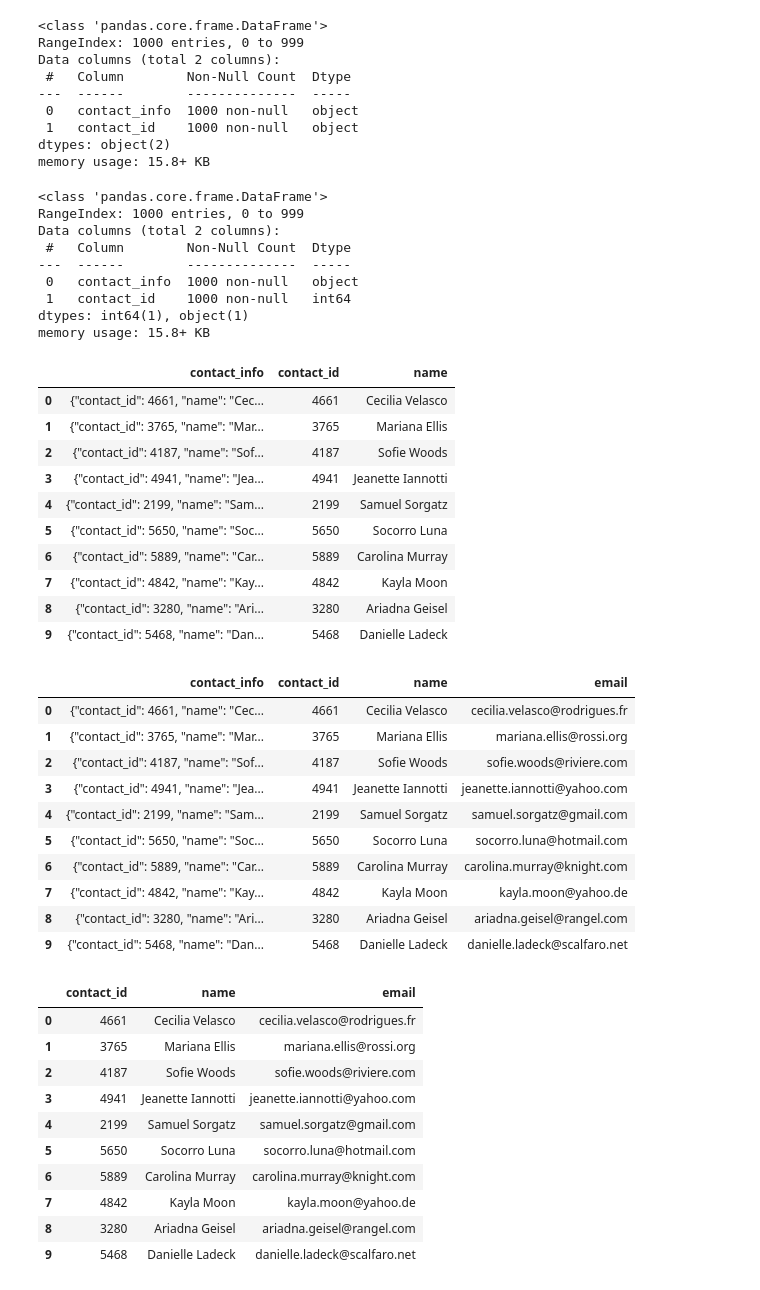
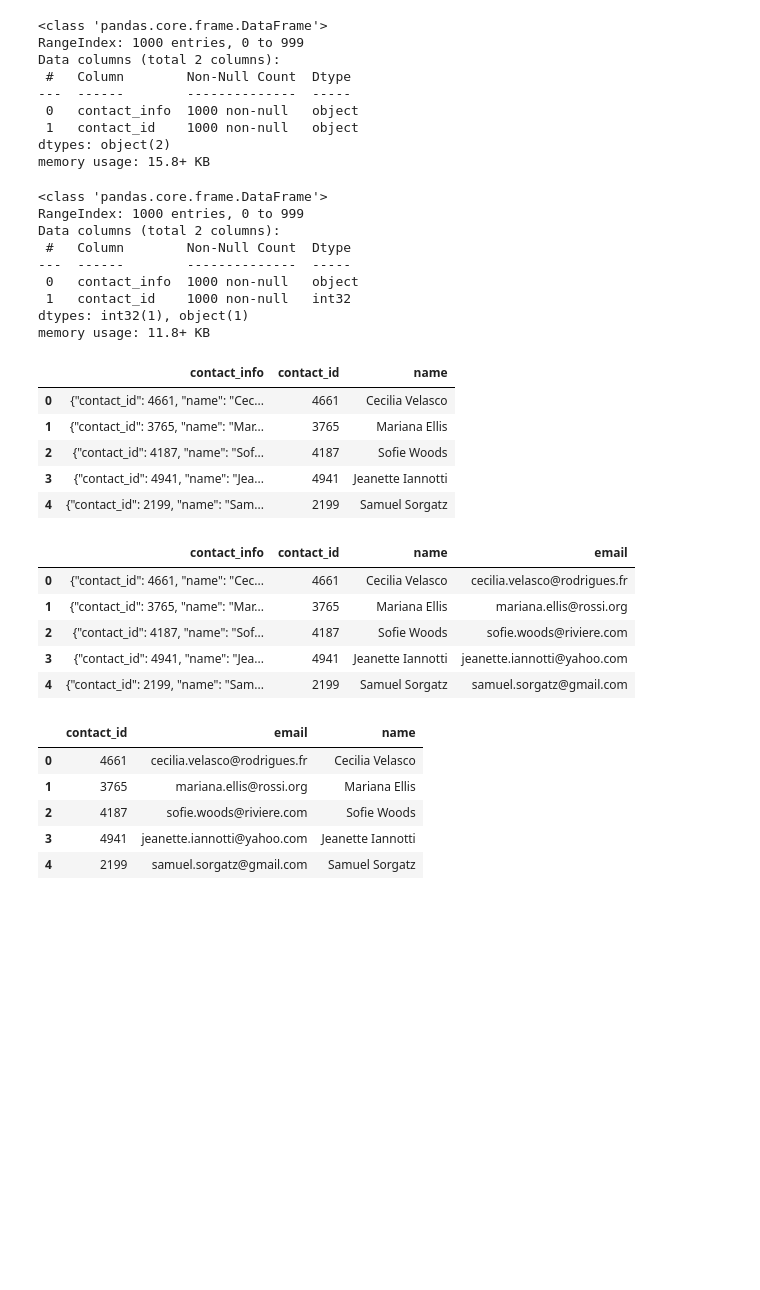
Before and after one commit to barefayne/Crowdfunding_ETL, a Jupyter notebook: ETL_Mini_Project_barefayne.ipynb, the cells around one changed output. Saved outputs shown, nothing was run; the diff lists cells and outputs as text; code cells hidden in the pictures; blank space fills up the shorter version.

```diff
--- a/ETL_Mini_Project_barefayne.ipynb
+++ b/ETL_Mini_Project_barefayne.ipynb
@@ -470,5 +441,7 @@ contact_info_df_copy[]
 # %%
 # Extract the four-digit contact ID number.
+contact_info_df_copy['contact_id'] = contact_info_df_copy['contact_info'].str.extract('\W(\w{4})\W')
+contact_info_df_copy.head()
 # %% [output]
 |  | contact_info | contact_id |
 | 0 | {"contact_id": 4661, "name": "Cec... | 4661 |
@@ -490,6 +464,8 @@ dtypes: object(2)
 memory usage: 15.8+ KB
 # %%
 # Convert the "contact_id" column to an int64 data type.
+contact_info_df_copy['contact_id'] = contact_info_df_copy['contact_id'].astype(int)
+contact_info_df_copy.info()
 # %% [output]
 <class 'pandas.core.frame.DataFrame'>
 RangeIndex: 1000 entries, 0 to 999
@@ -497,11 +473,13 @@ Data columns (total 2 columns):
  #   Column        Non-Null Count  Dtype
 ---  ------        --------------  -----
  0   contact_info  1000 non-null   object
- 1   contact_id    1000 non-null   int64
-dtypes: int64(1), object(1)
-memory usage: 15.8+ KB
+ 1   contact_id    1000 non-null   int32
+dtypes: int32(1), object(1)
+memory usage: 11.8+ KB
 # %%
 # Extract the name of the contact and add it to a new column.
+contact_info_df_copy['name'] = contact_info_df_copy['contact_info'].str.extract('(?:name)\W+(\w+\s\w+)')
+contact_info_df_copy.head()
 # %% [output]
 |  | contact_info | contact_id | name |
 | 0 | {"contact_id": 4661, "name": "Cec... | 4661 | Cecilia Velasco |
@@ -509,13 +487,10 @@ memory usage: 15.8+ KB
 | 2 | {"contact_id": 4187, "name": "Sof... | 4187 | Sofie Woods |
 | 3 | {"contact_id": 4941, "name": "Jea... | 4941 | Jeanette Iannotti |
 | 4 | {"contact_id": 2199, "name": "Sam... | 2199 | Samuel Sorgatz |
-| 5 | {"contact_id": 5650, "name": "Soc... | 5650 | Socorro Luna |
-| 6 | {"contact_id": 5889, "name": "Car... | 5889 | Carolina Murray |
-| 7 | {"contact_id": 4842, "name": "Kay... | 4842 | Kayla Moon |
-| 8 | {"contact_id": 3280, "name": "Ari... | 3280 | Ariadna Geisel |
-| 9 | {"contact_id": 5468, "name": "Dan... | 5468 | Danielle Ladeck |
 # %%
 # Extract the email from the contacts and add the values to a new column.
+contact_info_df_copy['email'] = contact_info_df_copy['contact_info'].str.extract('(?:email)\W+(\w+\.\w+@\w+\.\w+)')
+contact_info_df_copy.head()
 # %% [output]
 |  | contact_info | contact_id | name | email |
 | 0 | {"contact_id": 4661, "name": "Cec... | 4661 | Cecilia Velasco | cecilia.velasco@rodrigues.fr |
@@ -523,24 +498,17 @@ memory usage: 15.8+ KB
 | 2 | {"contact_id": 4187, "name": "Sof... | 4187 | Sofie Woods | sofie.woods@riviere.com |
 | 3 | {"contact_id": 4941, "name": "Jea... | 4941 | Jeanette Iannotti | jeanette.iannotti@yahoo.com |
 | 4 | {"contact_id": 2199, "name": "Sam... | 2199 | Samuel Sorgatz | samuel.sorgatz@gmail.com |
-| 5 | {"contact_id": 5650, "name": "Soc... | 5650 | Socorro Luna | socorro.luna@hotmail.com |
-| 6 | {"contact_id": 5889, "name": "Car... | 5889 | Carolina Murray | carolina.murray@knight.com |
-| 7 | {"contact_id": 4842, "name": "Kay... | 4842 | Kayla Moon | kayla.moon@yahoo.de |
-| 8 | {"contact_id": 3280, "name": "Ari... | 3280 | Ariadna Geisel | ariadna.geisel@rangel.com |
-| 9 | {"contact_id": 5468, "name": "Dan... | 5468 | Danielle Ladeck | danielle.ladeck@scalfaro.net |
 # %%
 # Create a copy of the contact_info_df with the 'contact_id', 'name', 'email' columns.
+contact_info_df = contact_info_df_copy.copy()
+contact_info_df_copy = contact_info_df_copy[['contact_id','email','name']]
+contact_info_df.head()
 # %% [output]
-|  | contact_id | name | email |
-| 0 | 4661 | Cecilia Velasco | cecilia.velasco@rodrigues.fr |
-| 1 | 3765 | Mariana Ellis | mariana.ellis@rossi.org |
-| 2 | 4187 | Sofie Woods | sofie.woods@riviere.com |
-| 3 | 4941 | Jeanette Iannotti | jeanette.iannotti@yahoo.com |
-| 4 | 2199 | Samuel Sorgatz | samuel.sorgatz@gmail.com |
-| 5 | 5650 | Socorro Luna | socorro.luna@hotmail.com |
-| 6 | 5889 | Carolina Murray | carolina.murray@knight.com |
-| 7 | 4842 | Kayla Moon | kayla.moon@yahoo.de |
-| 8 | 3280 | Ariadna Geisel | ariadna.geisel@rangel.com |
-| 9 | 5468 | Danielle Ladeck | danielle.ladeck@scalfaro.net |
+|  | contact_id | email | name |
+| 0 | 4661 | cecilia.velasco@rodrigues.fr | Cecilia Velasco |
+| 1 | 3765 | mariana.ellis@rossi.org | Mariana Ellis |
+| 2 | 4187 | sofie.woods@riviere.com | Sofie Woods |
+| 3 | 4941 | jeanette.iannotti@yahoo.com | Jeanette Iannotti |
+| 4 | 2199 | samuel.sorgatz@gmail.com | Samuel Sorgatz |
 # %%
 # Create a "first"name" and "last_name" column with the first and last names from the "name" column.
```
Also changed, not shown: parts of 8 cells of this notebook.
